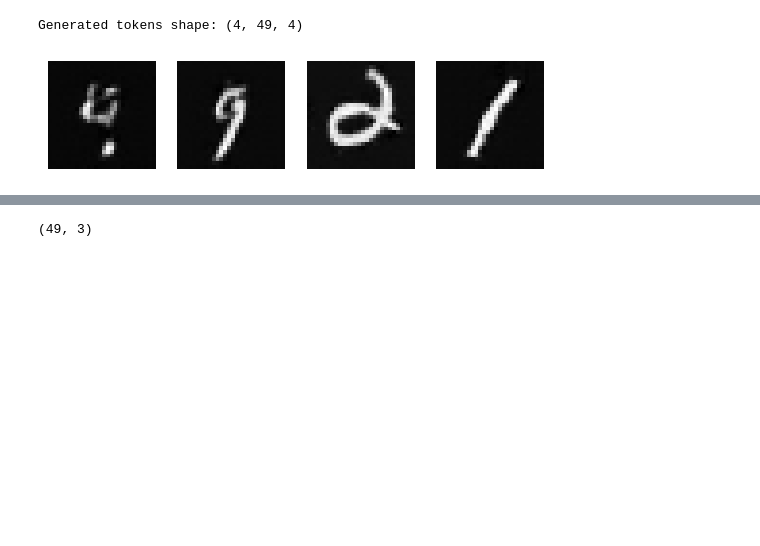
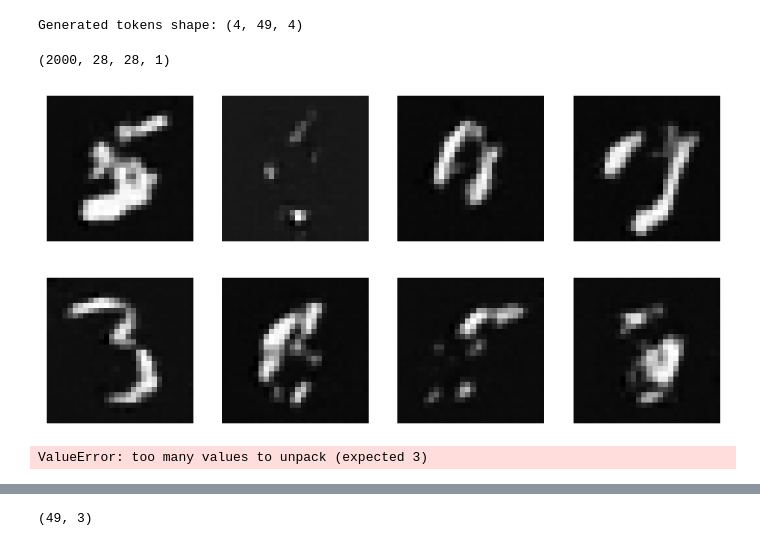
Before and after one commit to mibrahim76112/Project_GENAI, a Jupyter notebook: RQ_2 test - wo EMA.ipynb, the cells around one changed output, grey strips where cells are left out. Saved outputs shown, nothing was run; the diff lists cells and outputs as text; code cells hidden in the pictures; blank space fills up the shorter version.

```diff
--- a/RQ_2 test - wo EMA.ipynb
+++ b/RQ_2 test - wo EMA.ipynb
@@ -291,8 +260,8 @@ data_variance = np.var(x_train / 255.0)
 # %% [markdown]
 ## Train the VQ-VAE model
 # %%
-num_quant = 4
-vqvae_trainer = RVQVAETrainer(data_variance, latent_dim=16, num_embeddings=256, num_quantizers = num_quant)
+num_quant = 1
+vqvae_trainer = RVQVAETrainer(data_variance, latent_dim=16, num_embeddings=512, num_quantizers = num_quant)
 vqvae_trainer.compile(optimizer=keras.optimizers.Adam())
 history = vqvae_trainer.fit(x_train_scaled, epochs=50, batch_size=128)
 # %% [output]
@@ -556,9 +563,10 @@ Epoch 250 - Loss: 0.5156
 # %%
-batch_size = 64
+batch_size = 400
 samples = []
 
-for _ in range(batch_size):
+for i in range(batch_size):
     sample = rq_transformer.generate()  # <- make sure these match your model
     samples.append(sample.squeeze(0).cpu().numpy())  # shape (49, 3)
+    print(i)
 
 generated_tokens = np.stack(samples, axis=0)  # shape: (8, 49, 3)
@@ -589,6 +621,30 @@ def transformer_tokens_to_latents_batch(generated_tokens, quantizer):
+# %%
+np.shape(generated_images)
+# %% [output]
+(2000, 28, 28, 1)
+# %%
+import matplotlib.pyplot as plt
+import numpy as np
+
+# Select 8 random images from the batch (assuming generated_images has shape (2000, 28, 28, 1))
+num_images_to_show = 8
+random_indices = np.random.choice(generated_images.shape[0], num_images_to_show, replace=False)
+selected_images = generated_images[random_indices]
+
+# Plot 8 images in a 2x4 grid
+fig, axes = plt.subplots(2, 4, figsize=(10, 5))
+
+for i, ax in enumerate(axes.flat):
+    ax.imshow(selected_images[i].squeeze(), cmap='gray')
+    ax.axis('off')
+
+plt.show()
+# %% [output]
+[figure, added]
 # %%
 # Step 1: Convert transformer output to latent vectors
-decoder_input = transformer_tokens_to_latents_batch(generated_tokens, quantizer)  # (B, 7, 7, 4)
+
+decoder_input = transformer_tokens_to_latents_batch(generated_tok, quantizer)  # (B, 7, 7, 4)
 decoder_input_tensor = tf.convert_to_tensor(decoder_input, dtype=tf.float32)
 
 # Step 2: Decode
@@ -598,13 +654,13 @@ generated_images = decoder(decoder_input_tensor)  # (B, 28, 28, 1)
 # Step 3: Visualize the batch
 import matplotlib.pyplot as plt
 
-for i in range(batch_size):
-    plt.subplot(1, batch_size, i+1)
+for i in range(generated_images):
+    plt.subplot(1, generated_images, i+1)
     plt.imshow(generated_images[i].numpy().squeeze(), cmap='gray')
     plt.axis('off')
 plt.show()
 # %% [output]
-[figure, removed]
+ValueError: too many values to unpack (expected 3)
 # %%
 np.shape(generated_images)
 # %% [output]
```
Also changed, not shown: parts of 15 cells of this notebook, 1 other file.
